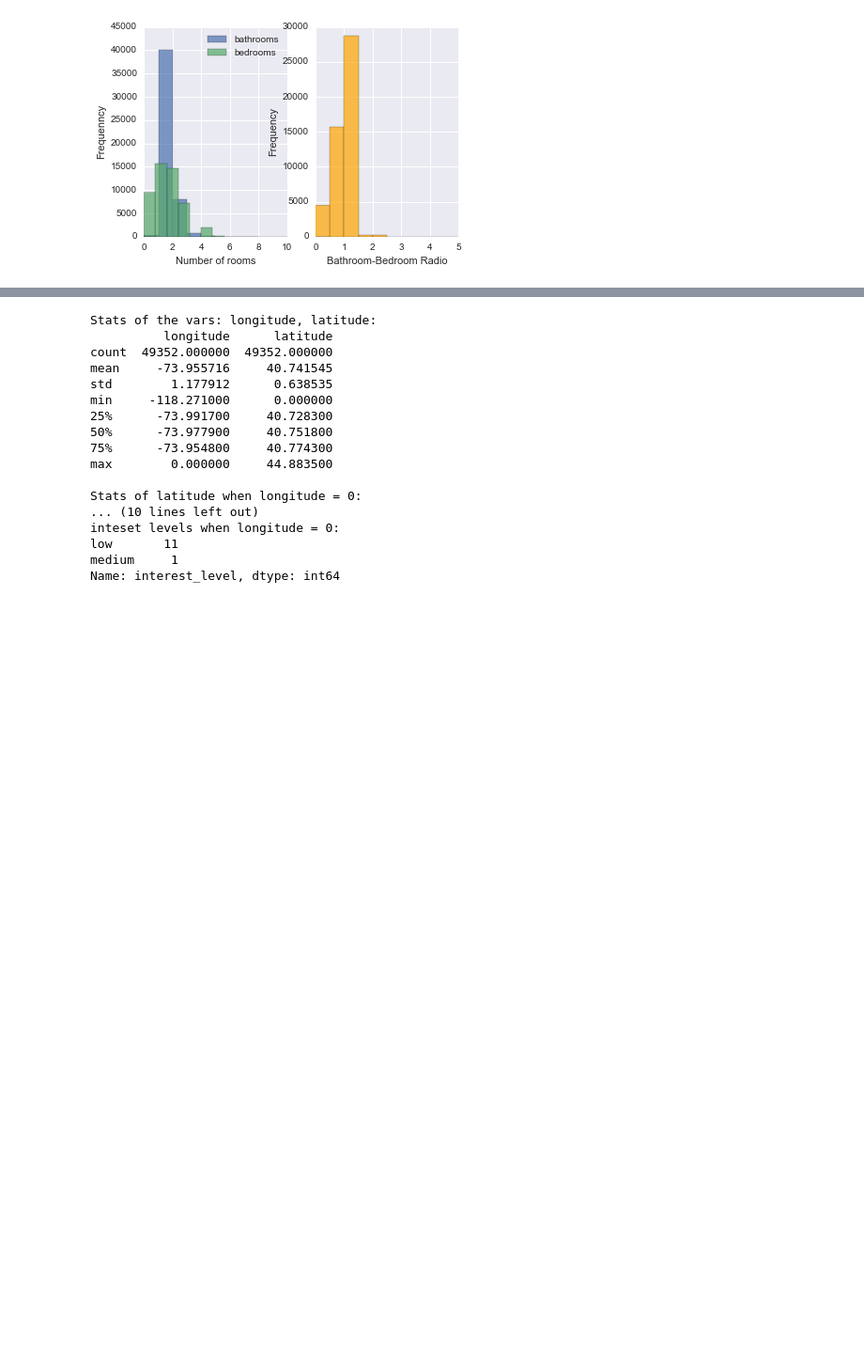
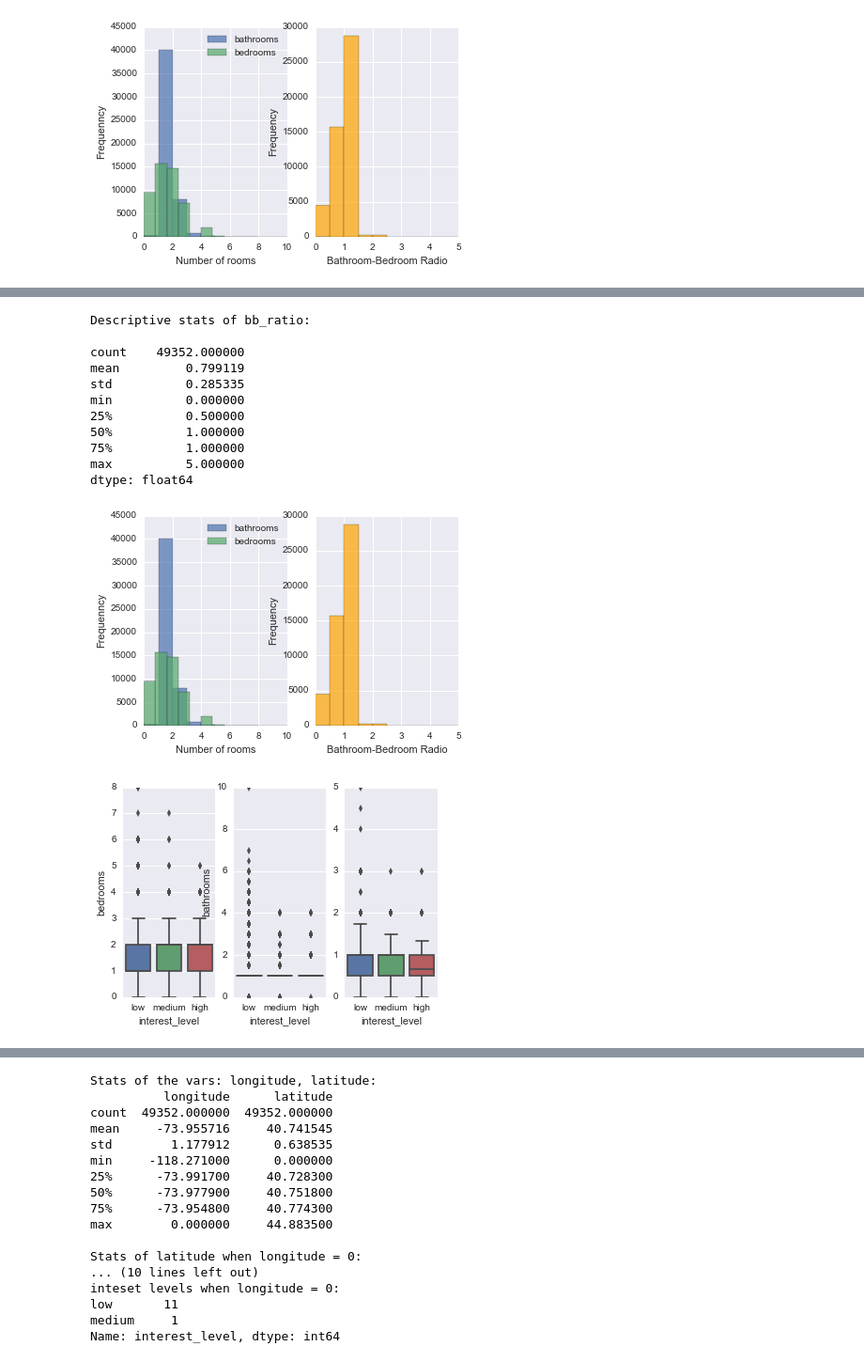
Before and after one commit to al825/Reatal_List_Classification, a Jupyter notebook: data_exploratory_analysis.ipynb, the cells around one changed output, grey strips where cells are left out. Shown at 94% size. Drawn from its saved outputs; the diff is of its cells as text; code cells hidden in the pictures; blank space fills up the shorter version.

```diff
--- a/data_exploratory_analysis.ipynb
+++ b/data_exploratory_analysis.ipynb
@@ -144,6 +144,46 @@ There are 313 listings with 0.0 bathrooms
 There are 1 listings with 10.0 bathrooms
 |  | bathrooms | bedrooms | building_id | created | description | display_address | features | interest_level | ... |
 | 104459 | 10 | 2 | 424f8014bddc288d26da5fe81d0bea02 | 2016-04-09 04:34:31 | ***The building?s well-attended l... | W 52 St. | [Doorman, Elevator, Fitness Cente... | low | ... |
+# %%
+# create a new var: bathroom-bedroom ratio
+# for those do not have a bedroom, assume they are studio and set the number of bedrooms to 1
+bb_ratio = train_set['bathrooms'] / train_set['bedrooms'].apply(lambda x: x if x != 0 else 1)
+print("\nDescriptive stats of bb_ratio: \n")
+print(bb_ratio.describe())
+
+for room in ('bathrooms', 'bedrooms'):
+    ax = plt.subplot(1, 2, 1)
+    train_set[room].hist(alpha=0.7, label=room)
+ax.set(xlabel='Number of rooms', ylabel='Frequenncy')
+ax.legend(loc=1)
+
+ax = plt.subplot(1, 2, 2)
+ax.hist(bb_ratio, color='orange', alpha=0.7)
+ax.set(xlabel='Bathroom-Bedroom Radio', ylabel='Frequency')
+plt.show()
+
+# Boxplots of number of bedroom, bathrooms and bb_ratio faceted by interest level
+ax = plt.subplot(1, 3, 1)
+sns.boxplot(x='interest_level', y='bedrooms', data=train_set, ax=ax, order=('low', 'medium', 'high'))
+ax = plt.subplot(1, 3, 2)
+sns.boxplot(x='interest_level', y='bathrooms', data=train_set, ax=ax, order=('low', 'medium', 'high'))
+ax = plt.subplot(1, 3, 3)
+sns.boxplot(x=train_set['interest_level'], y=bb_ratio, ax=ax,order=('low', 'medium', 'high'))
+plt.show()
+# %% [output]
+Descriptive stats of bb_ratio:
+
+count    49352.000000
+mean         0.799119
+std          0.285335
+min          0.000000
+25%          0.500000
+50%          1.000000
+75%          1.000000
+max          5.000000
+dtype: float64
+[figure, added]
+[figure, added]
 # %% [markdown]
 The number of bedrooms is between 0 and 8 with an average of 1.54. The range is relatively reasonable, we can assume the listings with 0 bedrooms are studio. The number of bathrooms is between 0 and 10 with an average of 1.21. The majority of the lisings have 1 bathroom. There are 313 listings with no bathroom and 1 listing with 10 bathrooms but only 2 bedrooms. They may be some error entries or fraud cases.
 A new var bb_ratio is created to represent the ratio between the number of bathrooms and the number of bedrooms. For most of the listings, each bedroom has a bathroom or two bedrooms share a bathrooms.
```
Also changed, not shown: parts of 18 cells of this notebook.
